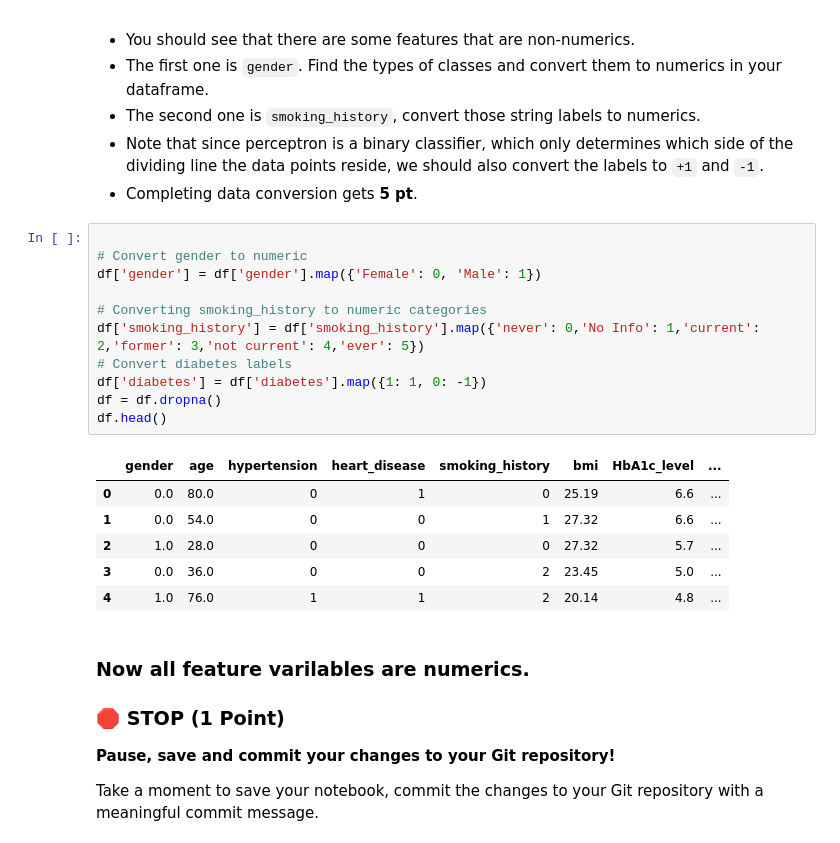
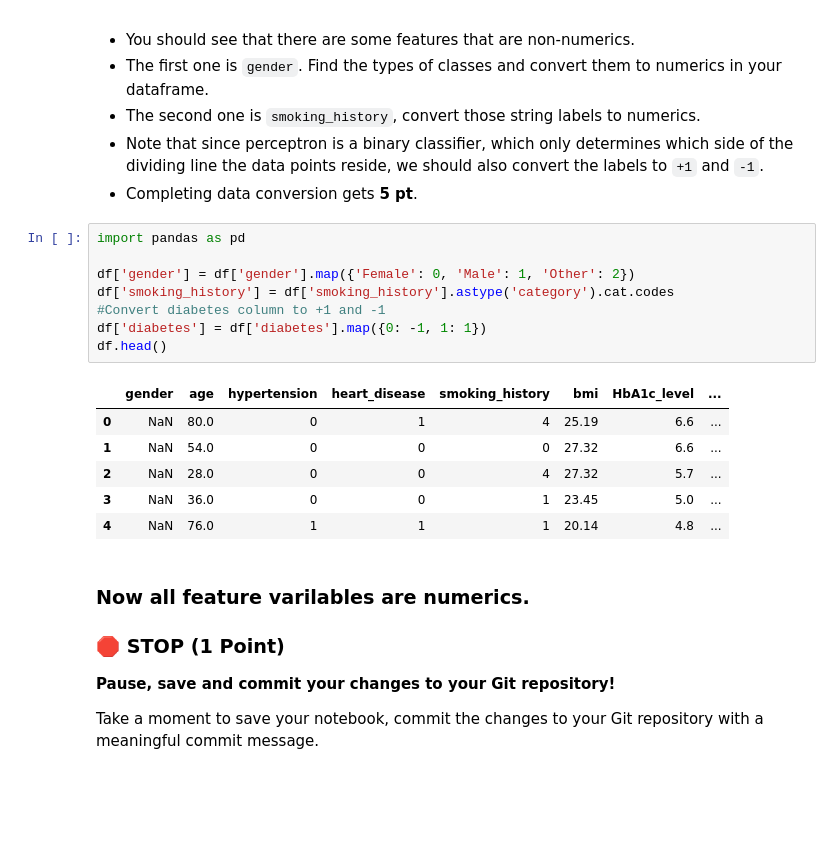
Before and after one commit to yashikaadesai/CMSE202-S25-turnin, a Jupyter notebook: hw-04/HW-04_Perceptron_SVM_STUDENT.ipynb, the cells around one changed output. Saved outputs shown, nothing was run; the diff lists cells and outputs as text; blank space fills up the shorter version.

```diff
--- a/hw-04/HW-04_Perceptron_SVM_STUDENT.ipynb
+++ b/hw-04/HW-04_Perceptron_SVM_STUDENT.ipynb
@@ -123,23 +123,20 @@ How many patients are in this dataset? What are features of the patients?
 * Note that since perceptron is a binary classifier, which only determines which side of the dividing line the data points reside, we should also convert the labels to `+1` and `-1`.
 * Completing data conversion gets **5 pt**.
 # %%
+import pandas as pd
 
-# Convert gender to numeric
-df['gender'] = df['gender'].map({'Female': 0, 'Male': 1})
-
-# Converting smoking_history to numeric categories
-df['smoking_history'] = df['smoking_history'].map({'never': 0,'No Info': 1,'current': 2,'former': 3,'not current': 4,'ever': 5})
-# Convert diabetes labels
-df['diabetes'] = df['diabetes'].map({1: 1, 0: -1})
-df = df.dropna()
+df['gender'] = df['gender'].map({'Female': 0, 'Male': 1, 'Other': 2})
+df['smoking_history'] = df['smoking_history'].astype('category').cat.codes
+#Convert diabetes column to +1 and -1
+df['diabetes'] = df['diabetes'].map({0: -1, 1: 1})
 df.head()
 # %% [output]
 |  | gender | age | hypertension | heart_disease | smoking_history | bmi | HbA1c_level | ... |
-| 0 | 0.0 | 80.0 | 0 | 1 | 0 | 25.19 | 6.6 | ... |
-| 1 | 0.0 | 54.0 | 0 | 0 | 1 | 27.32 | 6.6 | ... |
-| 2 | 1.0 | 28.0 | 0 | 0 | 0 | 27.32 | 5.7 | ... |
-| 3 | 0.0 | 36.0 | 0 | 0 | 2 | 23.45 | 5.0 | ... |
-| 4 | 1.0 | 76.0 | 1 | 1 | 2 | 20.14 | 4.8 | ... |
+| 0 | NaN | 80.0 | 0 | 1 | 4 | 25.19 | 6.6 | ... |
+| 1 | NaN | 54.0 | 0 | 0 | 0 | 27.32 | 6.6 | ... |
+| 2 | NaN | 28.0 | 0 | 0 | 4 | 27.32 | 5.7 | ... |
+| 3 | NaN | 36.0 | 0 | 0 | 1 | 23.45 | 5.0 | ... |
+| 4 | NaN | 76.0 | 1 | 1 | 1 | 20.14 | 4.8 | ... |
 # %% [markdown]
 ### Now all feature varilables are numerics.
 
```
Also changed, not shown: parts of 5 cells of this notebook, 1 other file.
